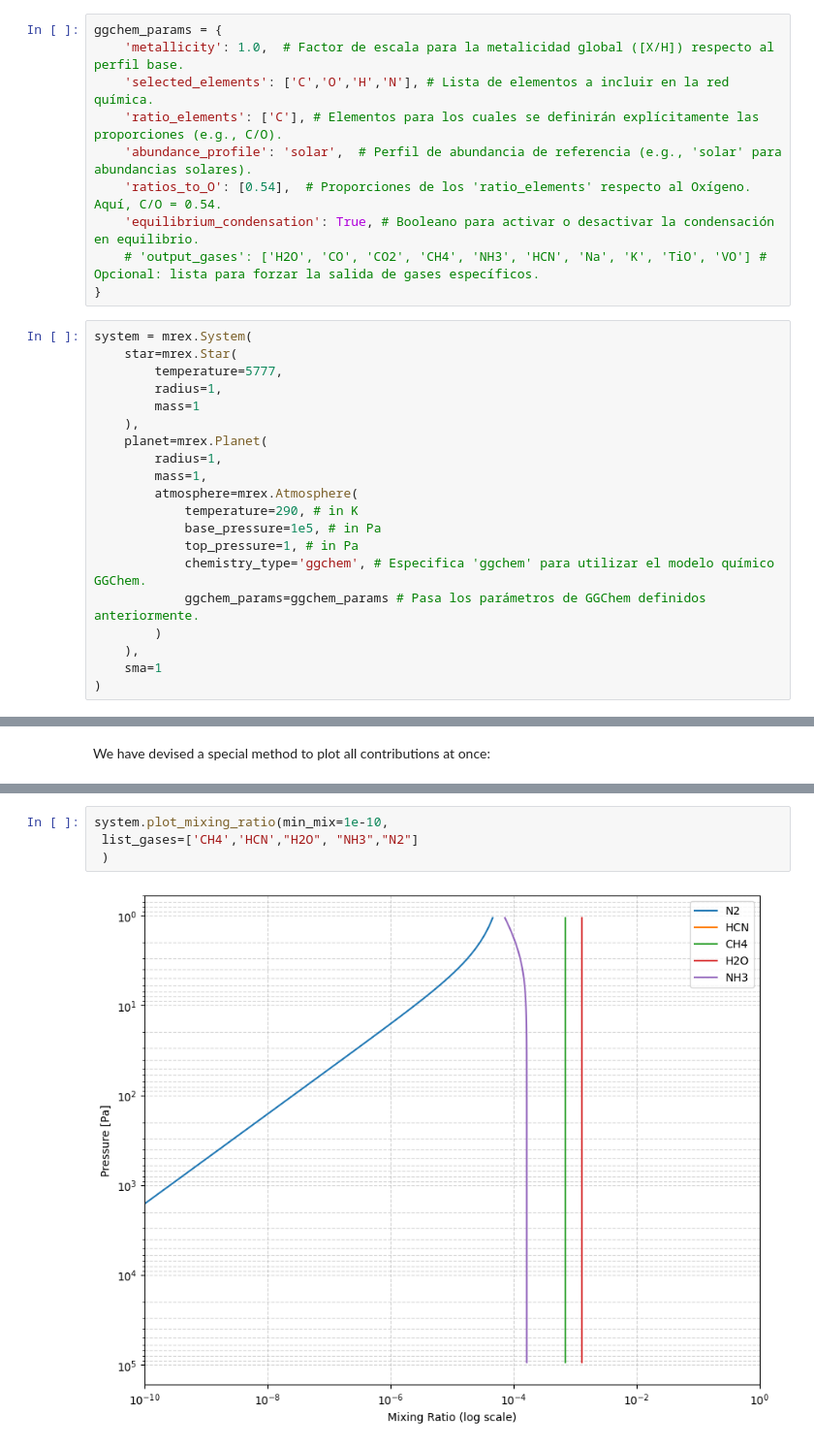
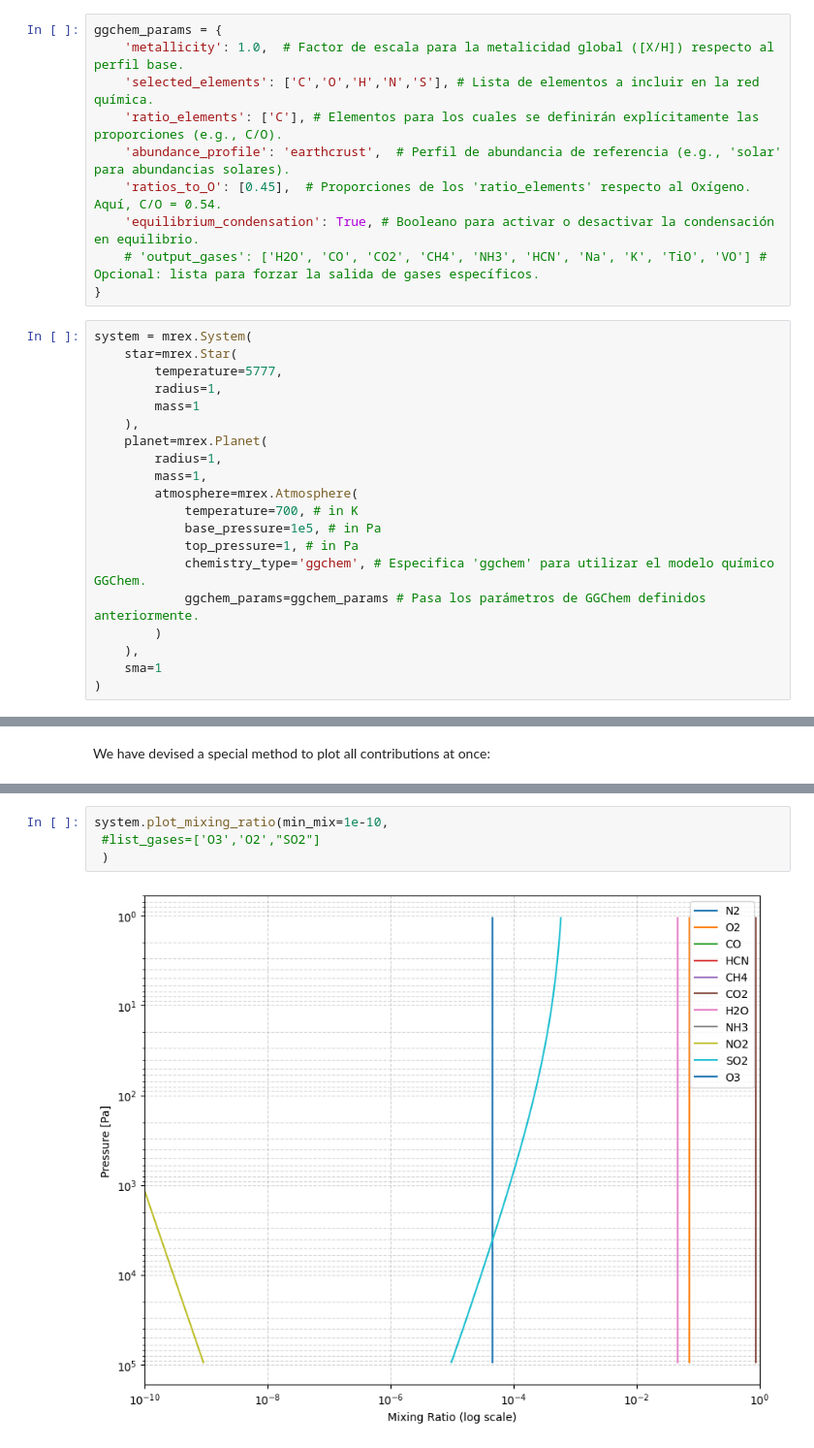
Before and after one commit to D4san/MultiREx-public, a Jupyter notebook: examples/multirex-chemical_equilibrium.ipynb, the cells around one changed output, grey strips where cells are left out. Shown at 97% size. Cells and saved outputs as stored; diff of their text form.

```diff
--- a/examples/multirex-chemical_equilibrium.ipynb
+++ b/examples/multirex-chemical_equilibrium.ipynb
@@ -45,10 +48,10 @@ Available gases in the database:
 # %%
 ggchem_params = {
     'metallicity': 1.0,  # Factor de escala para la metalicidad global ([X/H]) respecto al perfil base.
-    'selected_elements': ['C','O','H','N'], # Lista de elementos a incluir en la red química.
+    'selected_elements': ['C','O','H','N','S'], # Lista de elementos a incluir en la red química.
     'ratio_elements': ['C'], # Elementos para los cuales se definirán explícitamente las proporciones (e.g., C/O).
-    'abundance_profile': 'solar',  # Perfil de abundancia de referencia (e.g., 'solar' para abundancias solares).
-    'ratios_to_O': [0.54],  # Proporciones de los 'ratio_elements' respecto al Oxígeno. Aquí, C/O = 0.54.
+    'abundance_profile': 'earthcrust',  # Perfil de abundancia de referencia (e.g., 'solar' para abundancias solares).
+    'ratios_to_O': [0.45],  # Proporciones de los 'ratio_elements' respecto al Oxígeno. Aquí, C/O = 0.54.
     'equilibrium_condensation': True, # Booleano para activar o desactivar la condensación en equilibrio.
     # 'output_gases': ['H2O', 'CO', 'CO2', 'CH4', 'NH3', 'HCN', 'Na', 'K', 'TiO', 'VO'] # Opcional: lista para forzar la salida de gases específicos.
 }
@@ -63,7 +66,7 @@ system = mrex.System(
         radius=1,
         mass=1,
         atmosphere=mrex.Atmosphere(
-            temperature=290, # in K
+            temperature=700, # in K
             base_pressure=1e5, # in Pa
             top_pressure=1, # in Pa
             chemistry_type='ggchem', # Especifica 'ggchem' para utilizar el modelo químico GGChem.
@@ -120,8 +123,8 @@ fig, ax = system.plot_contributions(wns,xscale='log')
 # %%
 system.plot_mixing_ratio(min_mix=1e-10,
- list_gases=['CH4','HCN',"H2O", "NH3","N2"]
+ #list_gases=['O3','O2',"SO2"]
  )
 # %% [output]
-[figure, old version]
+[figure, new version]
 (<Figure size 1000x800 with 1 Axes>,
  <Axes: xlabel='Mixing Ratio (log scale)', ylabel='Pressure [Pa]'>)
```
Also changed, not shown: parts of 5 cells of this notebook.
